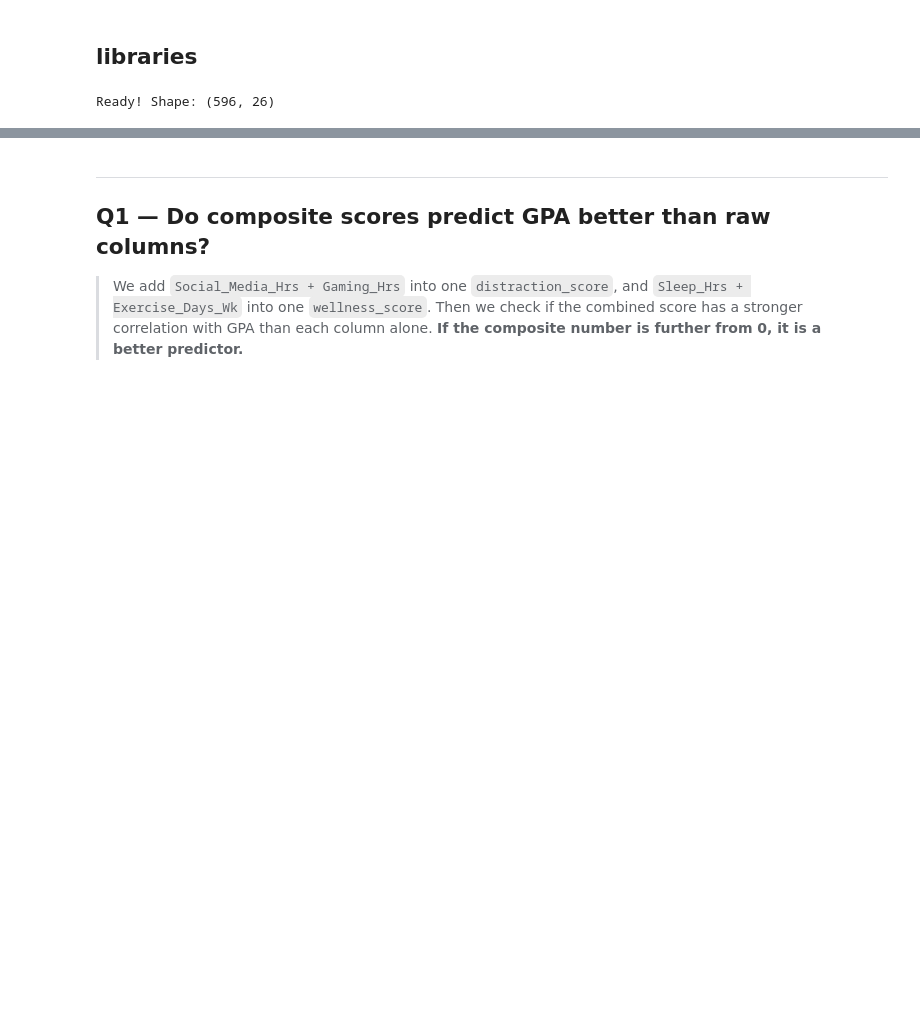
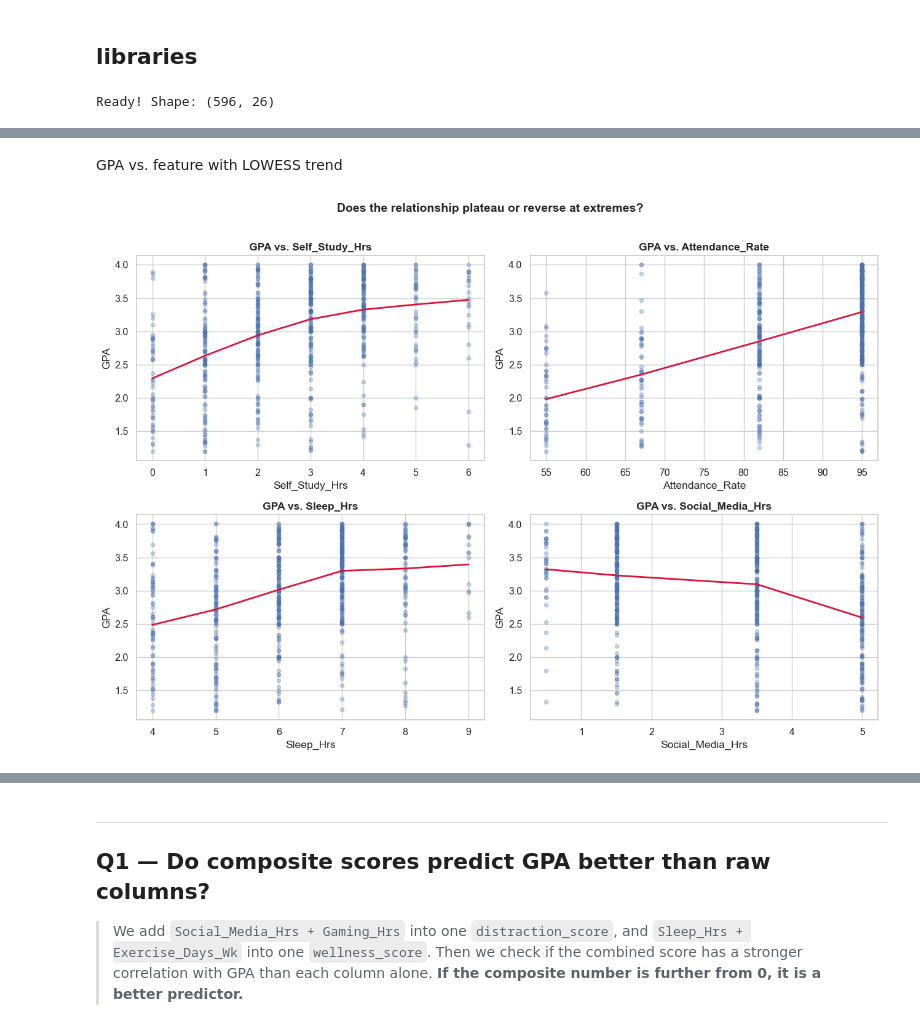
Before and after one commit to Superkai017/Academic-Predictor-machine-based-on-performance-, a Jupyter notebook: notebook/eda.ipynb, the cells around one changed output, grey strips where cells are left out. Drawn from its saved outputs; the diff is of its cells as text; code cells hidden in the pictures; blank space fills up the shorter version.

```diff
--- a/notebook/eda.ipynb
+++ b/notebook/eda.ipynb
@@ -43,0 +179,13 @@ Ready! Shape: (596, 26)
+# %% [markdown]
+ GPA vs. feature with LOWESS trend
+# %%
+features = [c for c in ["Self_Study_Hrs", "Attendance_Rate", "Sleep_Hrs", "Social_Media_Hrs"] if c in df.columns]
+fig, axes = plt.subplots(2, 2, figsize=(13, 9))
+for ax, feat in zip(axes.flat, features):
+    sns.regplot(data=df, x=feat, y="GPA", scatter_kws={"alpha": 0.3, "s": 20},
+                lowess=True, line_kws={"color": "crimson", "lw": 2}, ax=ax)
+    ax.set_title(f"GPA vs. {feat}", fontweight="bold")
+fig.suptitle("Does the relationship plateau or reverse at extremes?", fontsize=14, fontweight="bold", y=1.01)
+plt.tight_layout(); plt.show()
+# %% [output]
+[figure, added]
```
Also changed, not shown: parts of 9 cells of this notebook.
